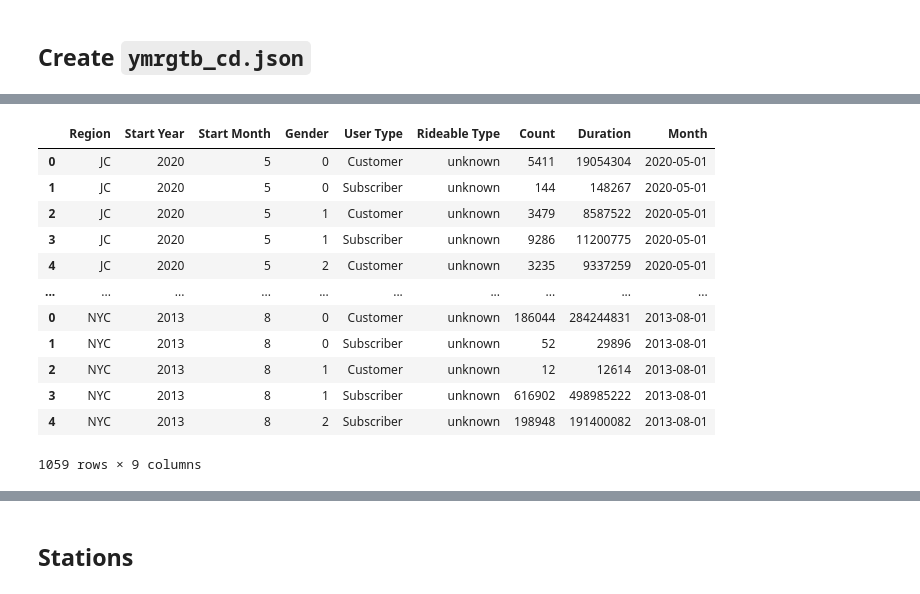
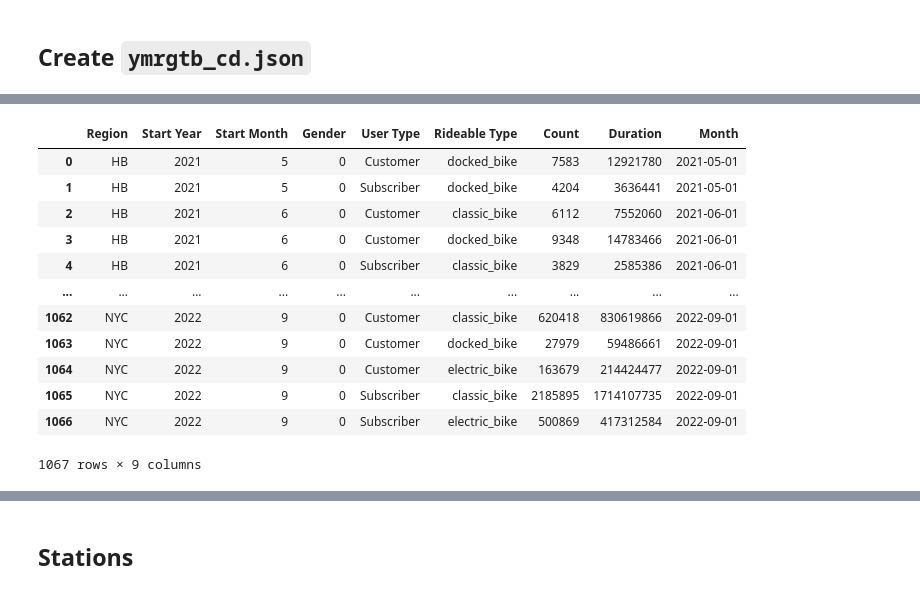
Before and after one commit to neighbor-ryan/ctbk.dev, a Jupyter notebook: join-station-hists.ipynb, the cells around one changed output, grey strips where cells are left out. Saved outputs shown, nothing was run; the diff lists cells and outputs as text; code cells hidden in the pictures.

```diff
--- a/join-station-hists.ipynb
+++ b/join-station-hists.ipynb
@@ -11,17 +28,17 @@ import fsspec
 # %%
-ymrgtb_cd = read_parquet('s3/ctbk/aggregated/ymrgtb_cd.parquet')
+ymrgtb_cd = read_parquet('s3://ctbk/aggregated/ymrgtb_cd.parquet')
 ymrgtb_cd
 # %% [output]
 |  | Region | Start Year | Start Month | Gender | User Type | Rideable Type | Count | Duration | Month |
-| 0 | JC | 2020 | 5 | 0 | Customer | unknown | 5411 | 19054304 | 2020-05-01 |
-| 1 | JC | 2020 | 5 | 0 | Subscriber | unknown | 144 | 148267 | 2020-05-01 |
-| 2 | JC | 2020 | 5 | 1 | Customer | unknown | 3479 | 8587522 | 2020-05-01 |
-| 3 | JC | 2020 | 5 | 1 | Subscriber | unknown | 9286 | 11200775 | 2020-05-01 |
-| 4 | JC | 2020 | 5 | 2 | Customer | unknown | 3235 | 9337259 | 2020-05-01 |
+| 0 | HB | 2021 | 5 | 0 | Customer | docked_bike | 7583 | 12921780 | 2021-05-01 |
+| 1 | HB | 2021 | 5 | 0 | Subscriber | docked_bike | 4204 | 3636441 | 2021-05-01 |
+| 2 | HB | 2021 | 6 | 0 | Customer | classic_bike | 6112 | 7552060 | 2021-06-01 |
+| 3 | HB | 2021 | 6 | 0 | Customer | docked_bike | 9348 | 14783466 | 2021-06-01 |
+| 4 | HB | 2021 | 6 | 0 | Subscriber | classic_bike | 3829 | 2585386 | 2021-06-01 |
 | ... | ... | ... | ... | ... | ... | ... | ... | ... | ... |
-| 0 | NYC | 2013 | 8 | 0 | Customer | unknown | 186044 | 284244831 | 2013-08-01 |
-| 1 | NYC | 2013 | 8 | 0 | Subscriber | unknown | 52 | 29896 | 2013-08-01 |
-| 2 | NYC | 2013 | 8 | 1 | Customer | unknown | 12 | 12614 | 2013-08-01 |
-| 3 | NYC | 2013 | 8 | 1 | Subscriber | unknown | 616902 | 498985222 | 2013-08-01 |
-| 4 | NYC | 2013 | 8 | 2 | Subscriber | unknown | 198948 | 191400082 | 2013-08-01 |
+| 1062 | NYC | 2022 | 9 | 0 | Customer | classic_bike | 620418 | 830619866 | 2022-09-01 |
+| 1063 | NYC | 2022 | 9 | 0 | Customer | docked_bike | 27979 | 59486661 | 2022-09-01 |
+| 1064 | NYC | 2022 | 9 | 0 | Customer | electric_bike | 163679 | 214424477 | 2022-09-01 |
+| 1065 | NYC | 2022 | 9 | 0 | Subscriber | classic_bike | 2185895 | 1714107735 | 2022-09-01 |
+| 1066 | NYC | 2022 | 9 | 0 | Subscriber | electric_bike | 500869 | 417312584 | 2022-09-01 |
-1059 rows × 9 columns
+1067 rows × 9 columns
```
Also changed, not shown: parts of 9 cells of this notebook.
